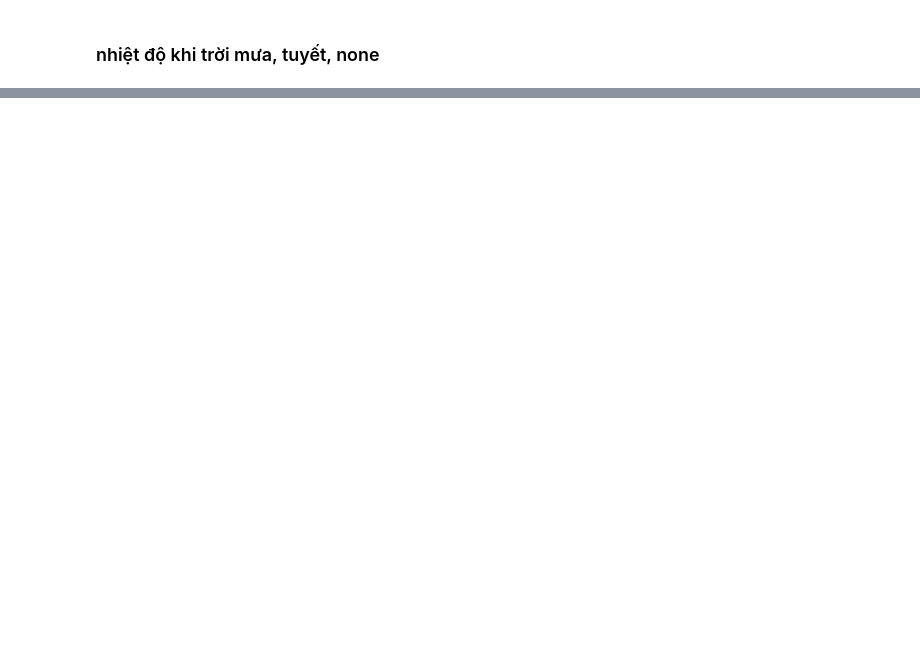
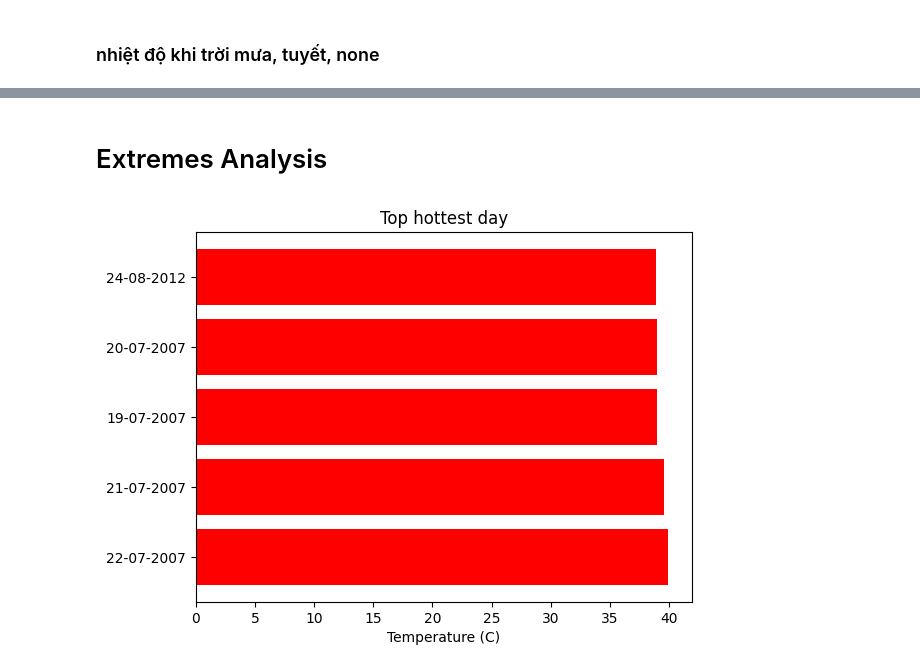
Before and after one commit to CMC-NCKH-2026/Weather_forcasting, a Jupyter notebook: notebooks/Data_Visualization.ipynb, the cells around one changed output, grey strips where cells are left out. Saved outputs shown, nothing was run; the diff lists cells and outputs as text; code cells hidden in the pictures; blank space fills up the shorter version.

Commit message:
Analysis

```diff
--- a/notebooks/Data_Visualization.ipynb
+++ b/notebooks/Data_Visualization.ipynb
@@ -247,0 +233,15 @@ plt.show()
+# %% [markdown]
+# Extremes Analysis
+# %%
+# Top hottest days
+top_hotest = df.sort_values(by='Temperature (C)', ascending=False).head(10)
+# chuyển index datetime thành chuỗi
+date = top_hotest.index.strftime('%d-%m-%Y')
+
+plt.barh(date, top_hotest['Temperature (C)'], color = 'red')
+plt.title('Top hottest day')
+plt.xlabel('Temperature (C)')
+
+plt.savefig('../charts/hotest_day.png')
+# %% [output]
+[figure, added]
```
Also changed, not shown: parts of 7 cells of this notebook, 1 other file.
